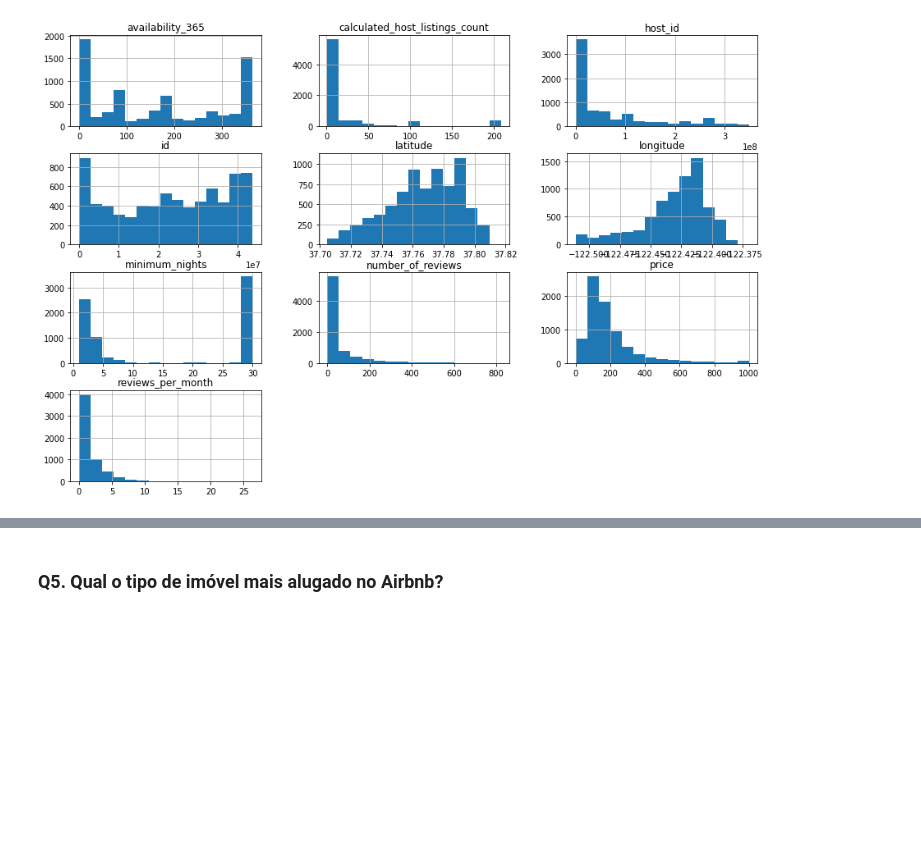
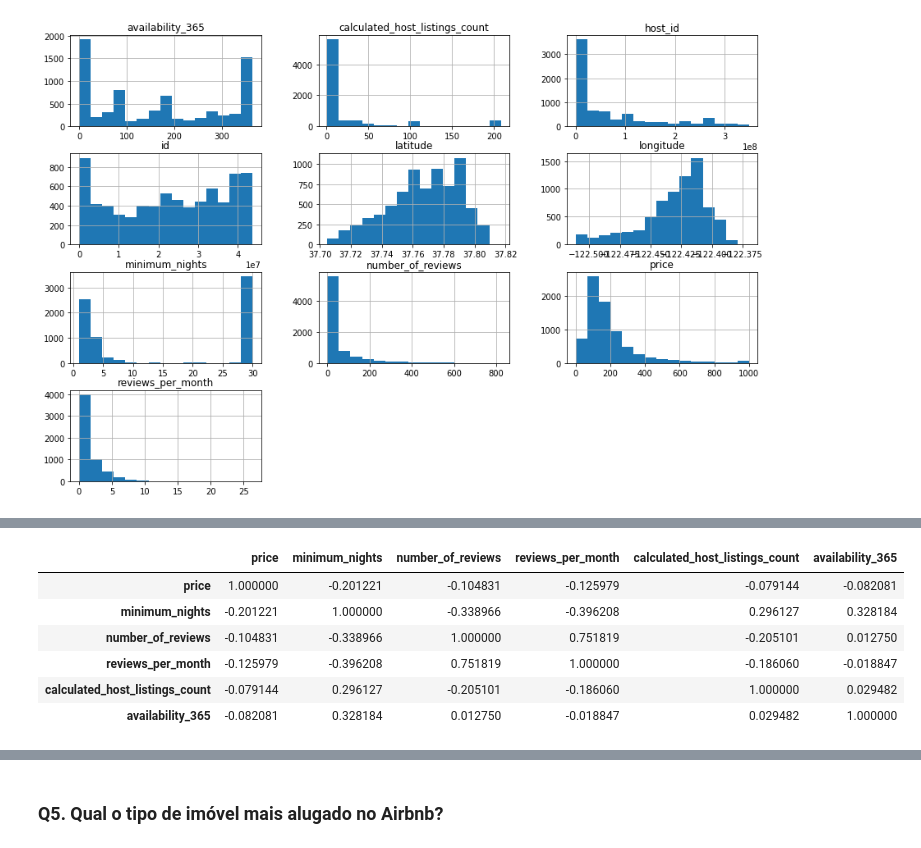
Before and after one commit to JoaoSiqueiraDS/Joao_Siqueira_Portifolio, a Jupyter notebook: [Template]_Analisando_os_Dados_do_Airbnb.ipynb, the cells around one changed output, grey strips where cells are left out. Saved outputs shown, nothing was run; the diff lists cells and outputs as text; code cells hidden in the pictures; blank space fills up the shorter version.

```diff
--- a/[Template]_Analisando_os_Dados_do_Airbnb.ipynb
+++ b/[Template]_Analisando_os_Dados_do_Airbnb.ipynb
@@ -226,0 +226,15 @@ df_clean.hist(bins=15, figsize = (15,10));
+# %%
+# Creating a correlation matrix
+correlation = df_clean[['price', 'minimum_nights', 'number_of_reviews', 'reviews_per_month',
+    'calculated_host_listings_count', 'availability_365' ]].corr()
+
+# Displaying the correlation matrix
+display(correlation)
+# %% [output]
+|  | price | minimum_nights | number_of_reviews | reviews_per_month | calculated_host_listings_count | availability_365 |
+| price | 1.000000 | -0.201221 | -0.104831 | -0.125979 | -0.079144 | -0.082081 |
+| minimum_nights | -0.201221 | 1.000000 | -0.338966 | -0.396208 | 0.296127 | 0.328184 |
+| number_of_reviews | -0.104831 | -0.338966 | 1.000000 | 0.751819 | -0.205101 | 0.012750 |
+| reviews_per_month | -0.125979 | -0.396208 | 0.751819 | 1.000000 | -0.186060 | -0.018847 |
+| calculated_host_listings_count | -0.079144 | 0.296127 | -0.205101 | -0.186060 | 1.000000 | 0.029482 |
+| availability_365 | -0.082081 | 0.328184 | 0.012750 | -0.018847 | 0.029482 | 1.000000 |
```
Also changed, not shown: parts of 6 cells of this notebook.
